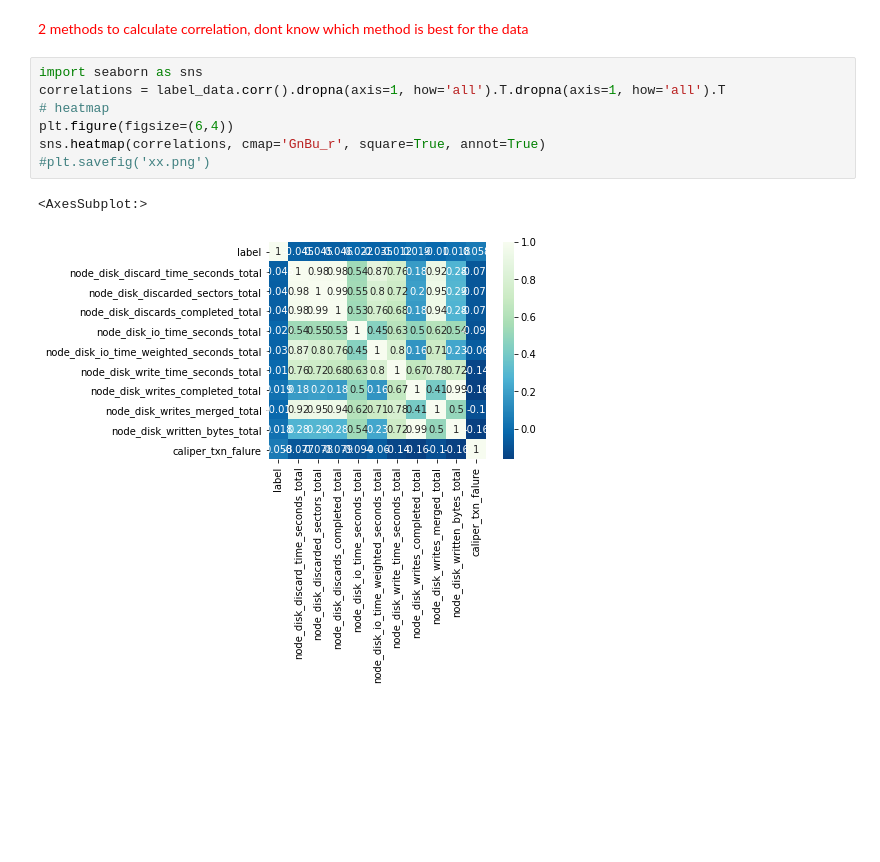
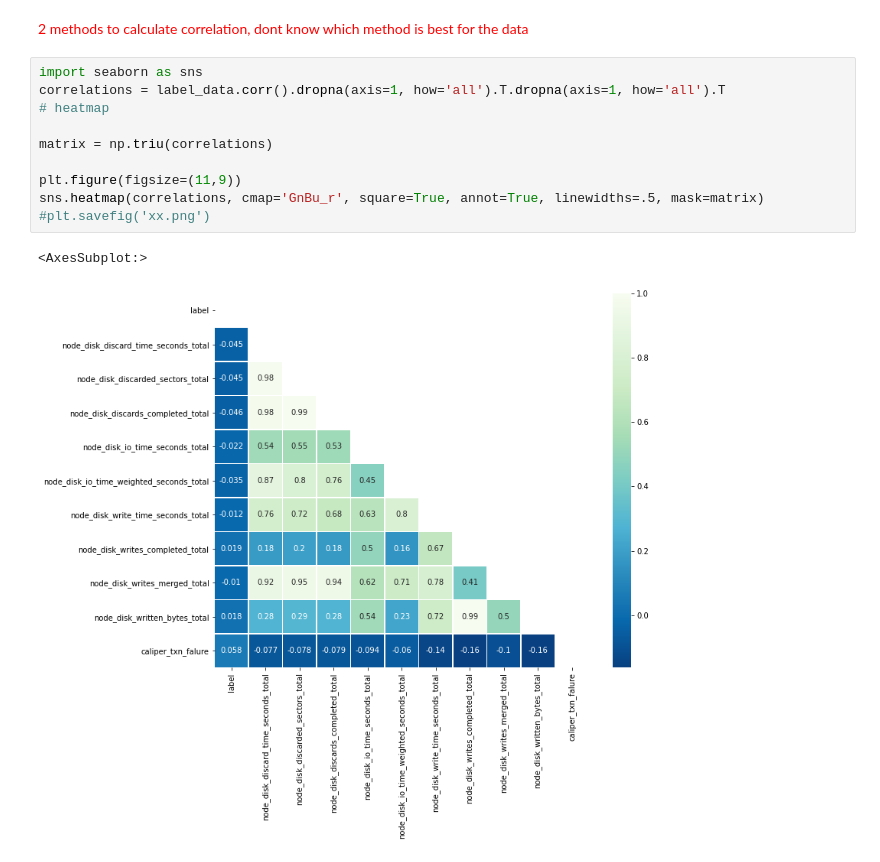
Before and after one commit to ole2252/FMS-AD, a Jupyter notebook: Correlation.ipynb, the cells around one changed output. Saved outputs shown, nothing was run; the diff lists cells and outputs as text; blank space fills up the shorter version.

```diff
--- a/Correlation.ipynb
+++ b/Correlation.ipynb
@@ -150,10 +148,13 @@ pd.DataFrame.from_dict(correlation_txn_falure_bool, orient='index').rename(colum
 # %%
 import seaborn as sns
 correlations = label_data.corr().dropna(axis=1, how='all').T.dropna(axis=1, how='all').T
 # heatmap
-plt.figure(figsize=(6,4))
-sns.heatmap(correlations, cmap='GnBu_r', square=True, annot=True)
+
+matrix = np.triu(correlations)
+
+plt.figure(figsize=(11,9))
+sns.heatmap(correlations, cmap='GnBu_r', square=True, annot=True, linewidths=.5, mask=matrix)
 #plt.savefig('xx.png')
 # %% [output]
 <AxesSubplot:>
-[figure, old version]
+[figure, new version]
```
Also changed, not shown: parts of 7 cells of this notebook.
